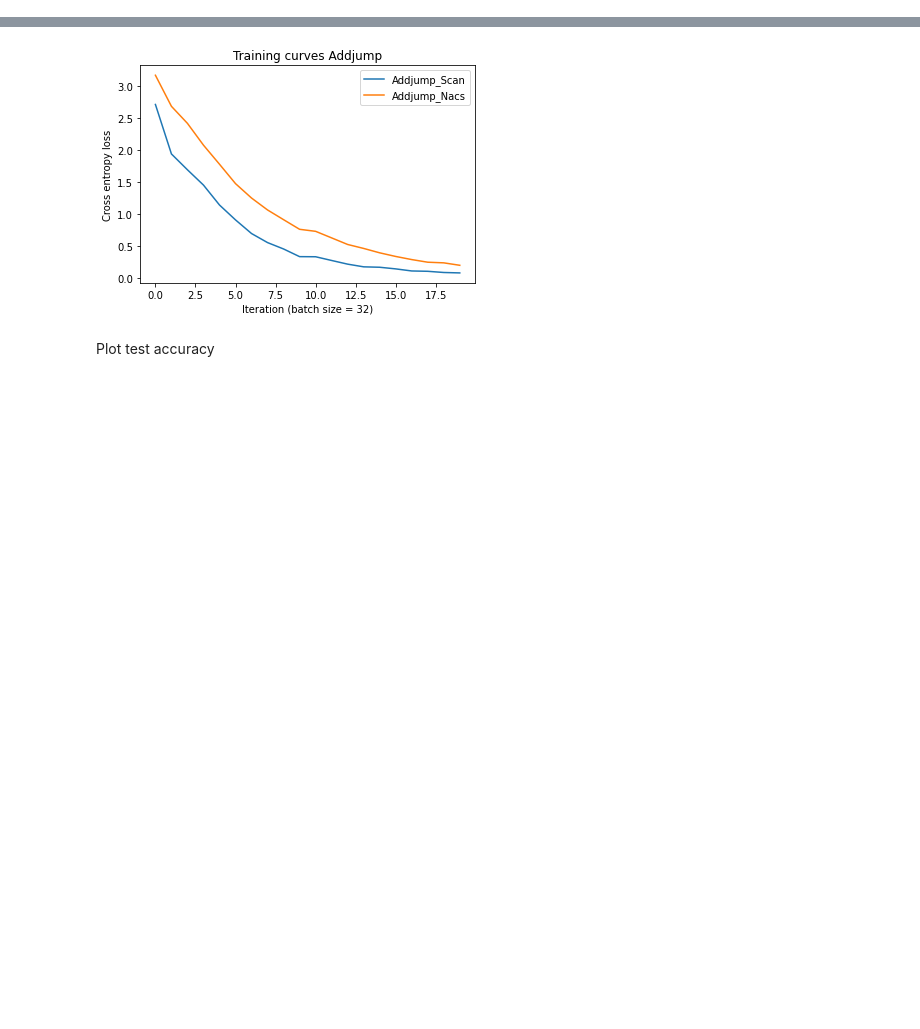
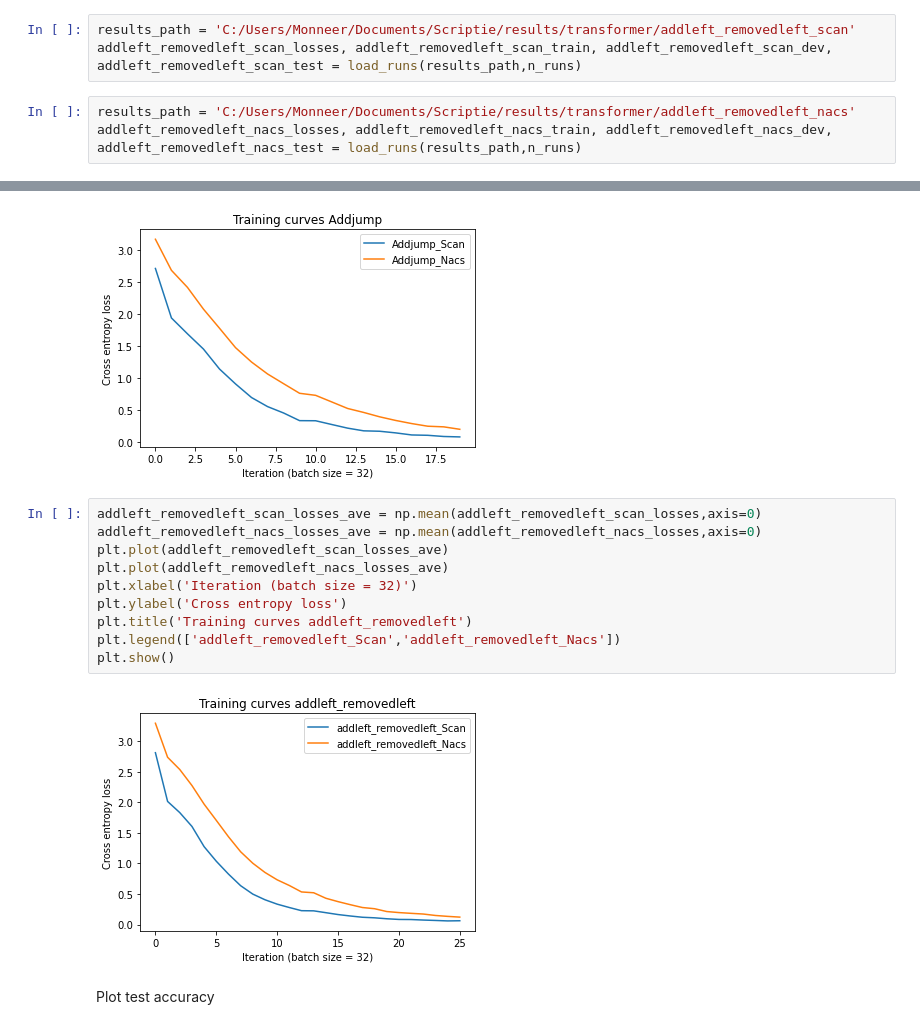
Before and after one commit to JanAthmer/Compositional-generalization-capabillity-of-Transformer, a Jupyter notebook: results.ipynb, the cells around one changed output, grey strips where cells are left out. Drawn from its saved outputs; the diff is of its cells as text; blank space fills up the shorter version.

Commit message:
Added the version of Addleft where the actual new atom is removed from the training data to see if it even matters.

```diff
--- a/results.ipynb
+++ b/results.ipynb
@@ -51,6 +51,12 @@ addjump_scan_losses, addjump_scan_train, addjump_scan_dev, addjump_scan_test = l
 # %%
 results_path = 'C:/Users/Monneer/Documents/Scriptie/results/transformer/addjump_nacs'
 addjump_nacs_losses, addjump_nacs_train, addjump_nacs_dev, addjump_nacs_test = load_runs(results_path,n_runs)
+# %%
+results_path = 'C:/Users/Monneer/Documents/Scriptie/results/transformer/addleft_removedleft_scan'
+addleft_removedleft_scan_losses, addleft_removedleft_scan_train, addleft_removedleft_scan_dev, addleft_removedleft_scan_test = load_runs(results_path,n_runs)
+# %%
+results_path = 'C:/Users/Monneer/Documents/Scriptie/results/transformer/addleft_removedleft_nacs'
+addleft_removedleft_nacs_losses, addleft_removedleft_nacs_train, addleft_removedleft_nacs_dev, addleft_removedleft_nacs_test = load_runs(results_path,n_runs)
 # %% [markdown]
 Plot losses
 # %%
@@ -102,6 +107,18 @@ plt.legend(['Addjump_Scan','Addjump_Nacs'])
 plt.show()
 # %% [output]
 [figure]
+# %%
+addleft_removedleft_scan_losses_ave = np.mean(addleft_removedleft_scan_losses,axis=0)
+addleft_removedleft_nacs_losses_ave = np.mean(addleft_removedleft_nacs_losses,axis=0)
+plt.plot(addleft_removedleft_scan_losses_ave)
+plt.plot(addleft_removedleft_nacs_losses_ave)
+plt.xlabel('Iteration (batch size = 32)')
+plt.ylabel('Cross entropy loss')
+plt.title('Training curves addleft_removedleft')
+plt.legend(['addleft_removedleft_Scan','addleft_removedleft_Nacs'])
+plt.show()
+# %% [output]
+[figure, added]
 # %% [markdown]
 Plot test accuracy
 # %%
```
Also changed, not shown: parts of 4 cells of this notebook, 37 other files.
